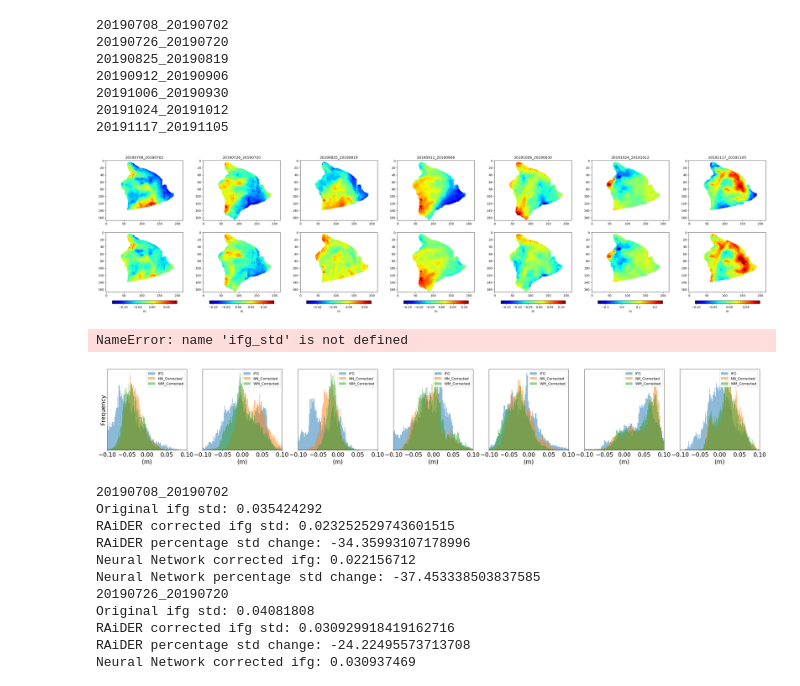
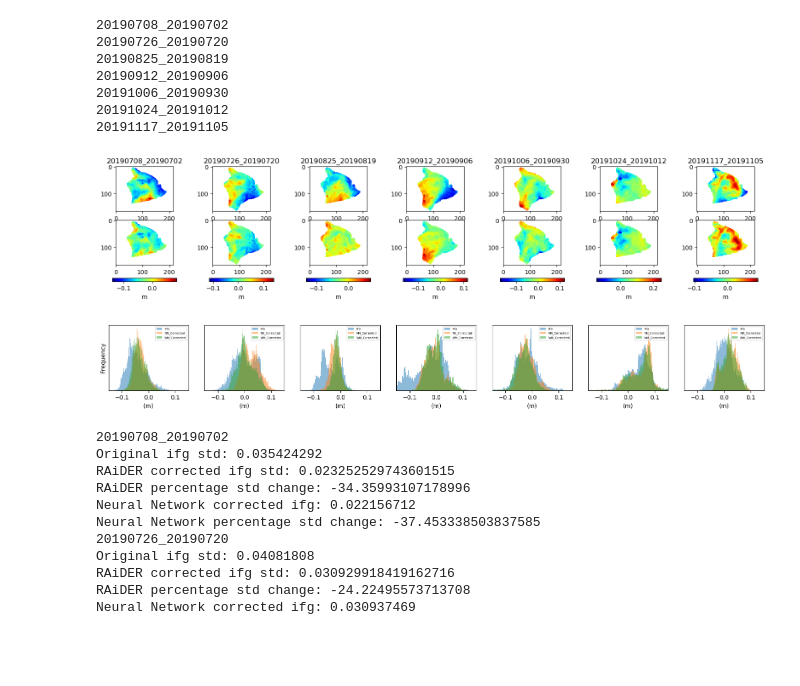
Before and after one commit to ngohikennyyue/Tropo_corrections, a Jupyter notebook: Hawaii_example.ipynb, the cells around one changed output. Drawn from its saved outputs; the diff is of its cells as text; code cells hidden in the pictures; blank space fills up the shorter version.

```diff
--- a/Hawaii_example.ipynb
+++ b/Hawaii_example.ipynb
@@ -297,11 +296,11 @@ plt.show()
 # %% [output]
 [figure]
 # %%
-no = 2
-fig, axes = plt.subplots(1, 2, figsize=(40,15))
+no = 6
+fig, axes = plt.subplots(1, 2, figsize=(15,10))
 a = axes[0].imshow(IFG[no][::10,::10] - IFG[no][::10,::10][75,100], cmap='jet')
-plt.colorbar(a)
+fig.colorbar(a, ax = axes, orientation='horizontal')
 b = axes[1].imshow((IFG[no][::10,::10] + TD_list[no]) - ((IFG[no][::10,::10] + TD_list[no])[75,100]) , cmap='jet', vmin = np.nanmin(IFG[no][::10,::10] - IFG[no][::10,::10][75,100]), vmax = np.nanmax(IFG[no][::10,::10] - IFG[no][::10,::10][75,100]))
-plt.colorbar(b)
+# fig.colorbar(b)
 plt.show()
 # %% [output]
@@ -381,38 +380,34 @@ for i, date in enumerate(ifg_list[::4]):
 20191117_20191105
 # %%
 ifg_raider_Corr = []
-fig, axes = plt.subplots(2, len(IFG), figsize=(40,10))
+fig, axes = plt.subplots(2, len(IFG), figsize=(20,4))
 for i in range(len(IFG)):
     a = axes[0,i].imshow(IFG[i][::10,::10] - IFG[i][::10,::10][75,100], cmap='jet')
     # plt.colorbar(a, shrink=.7, pad=.05, label='m')
     axes[0,i].title.set_text(ifg_list[::4][i])
     b = axes[1,i].imshow((IFG[i][::10,::10] - IFG[i][::10,::10][75,100]) + (RAiDER_list[i] - RAiDER_list[i][75,100]), cmap='jet', vmin = np.nanmin(IFG[i][::10,::10] - IFG[i][::10,::10][75,100]), vmax = np.nanmax(IFG[i][::10,::10] - IFG[i][::10,::10][75,100]))
-    fig.colorbar(a, ax=axes[:, i], shrink=0.8, pad=0.05, orientation='horizontal', label='m')
+    fig.colorbar(a, ax=axes[:, i], shrink=0.8, pad=0.1, orientation='horizontal', label='m')
     ifg_raider_Corr.append((IFG[i][::10,::10] - IFG[i][::10,::10][75,100]) + (RAiDER_list[i] - RAiDER_list[i][75,100]))
 plt.show()
 # %% [output]
-[figure, old version]
+[figure, new version]
-# %%
-np.mean(ifg_std), np.mean(nn_std), np.mean(wm_std)
-# %% [output]
-NameError: name 'ifg_std' is not defined
 # %%
-fig, axes = plt.subplots(1,len(IFG), figsize=(40,5))
+fig, axes = plt.subplots(1,len(IFG), figsize=(20,2))
 for no in range(len(IFG)):
     axes[no].hist((IFG[no][::10,::10] - IFG[no][::10,::10][75,100]).ravel(), bins=150, label='IFG', alpha=0.5)
     axes[no].hist(ifg_nn_Corr[no].ravel(), bins=150, label='NN_Corrected', alpha=0.5)
     axes[no].hist(ifg_raider_Corr[no].ravel(), bins=150, label='WM_Corrected', alpha=0.5)
-    axes[no].set_xlabel('(m)', fontsize=20)
+    axes[no].set_xlabel('(m)', fontsize=10)
     if no == 0:
-        axes[no].set_ylabel('Frequency', fontsize=20)
-    axes[no].tick_params(axis='x', labelsize=20)
-    axes[no].set_xlim(-0.1, 0.1)
+        axes[no].set_ylabel('Frequency', fontsize=10)
+    axes[no].tick_params(axis='x', labelsize=10)
+    axes[no].set_xlim(-0.15, 0.15)
     # axes[no].title.set_text(ifg_list[no])
     axes[no].set_yticks([])
-    axes[no].legend(fontsize=12, loc='upper right')
+    axes[no].legend(fontsize=5, loc='upper right')
 plt.show()
 # %% [output]
-[figure, old version]
+[figure, new version]
 # %%
 ifg_std = []
 nn_std =[]
```
Also changed, not shown: parts of 3 cells of this notebook, 1 other file.
